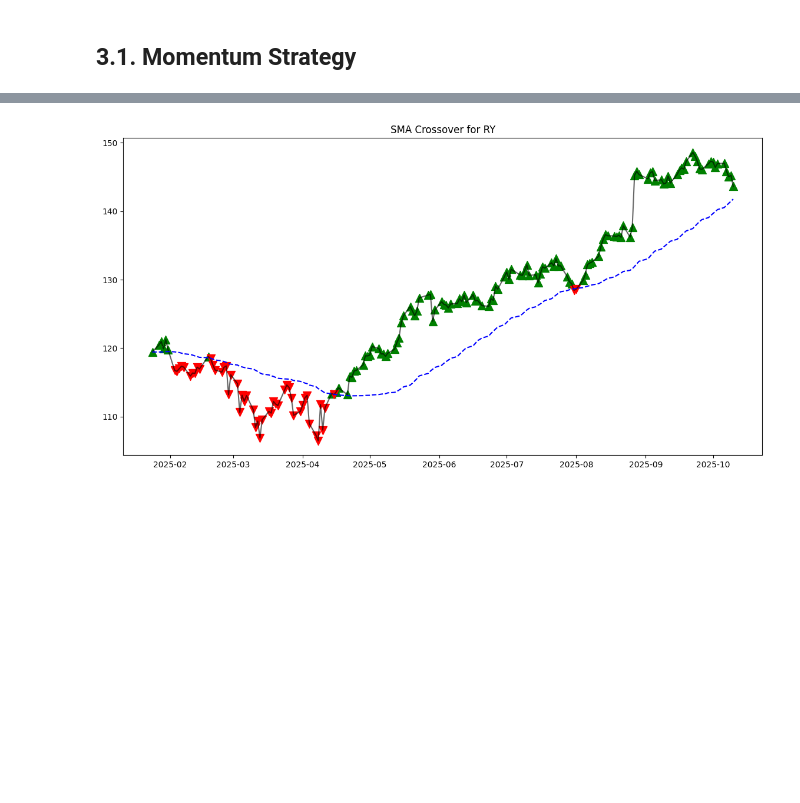
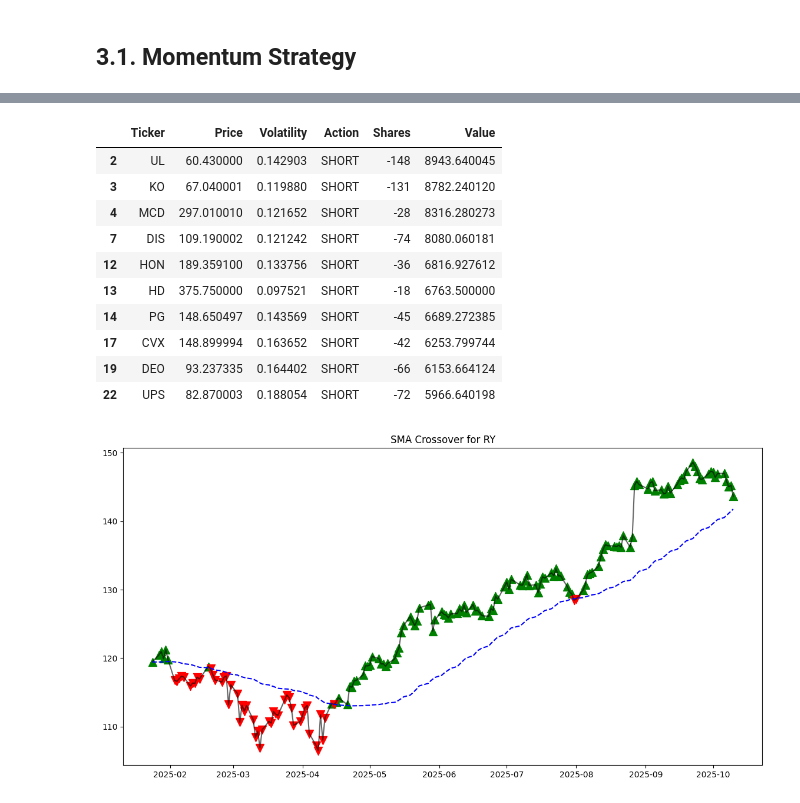
Before and after one commit to buibaongan/CF_Ngan23280071_Dung23280048, a Jupyter notebook: scripts-Final.ipynb, the cells around one changed output, grey strips where cells are left out. Saved outputs shown, nothing was run; the diff lists cells and outputs as text; code cells hidden in the pictures; blank space fills up the shorter version.

```diff
--- a/scripts-Final.ipynb
+++ b/scripts-Final.ipynb
@@ -196,0 +195,14 @@ top_short
+# %%
+short_df.head(10)
+# %% [output]
+|  | Ticker | Price | Volatility | Action | Shares | Value |
+| 2 | UL | 60.430000 | 0.142903 | SHORT | -148 | 8943.640045 |
+| 3 | KO | 67.040001 | 0.119880 | SHORT | -131 | 8782.240120 |
+| 4 | MCD | 297.010010 | 0.121652 | SHORT | -28 | 8316.280273 |
+| 7 | DIS | 109.190002 | 0.121242 | SHORT | -74 | 8080.060181 |
+| 12 | HON | 189.359100 | 0.133756 | SHORT | -36 | 6816.927612 |
+| 13 | HD | 375.750000 | 0.097521 | SHORT | -18 | 6763.500000 |
+| 14 | PG | 148.650497 | 0.143569 | SHORT | -45 | 6689.272385 |
+| 17 | CVX | 148.899994 | 0.163652 | SHORT | -42 | 6253.799744 |
+| 19 | DEO | 93.237335 | 0.164402 | SHORT | -66 | 6153.664124 |
+| 22 | UPS | 82.870003 | 0.188054 | SHORT | -72 | 5966.640198 |
```
Also changed, not shown: parts of 21 cells of this notebook, 4 other files.
